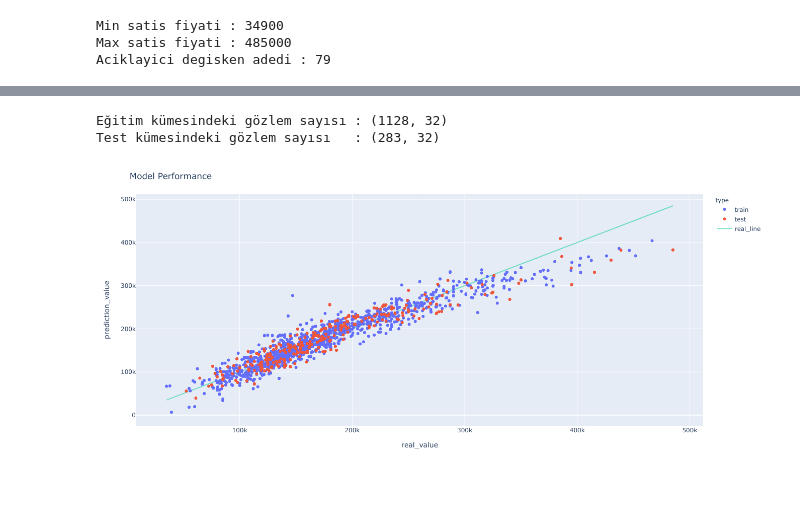
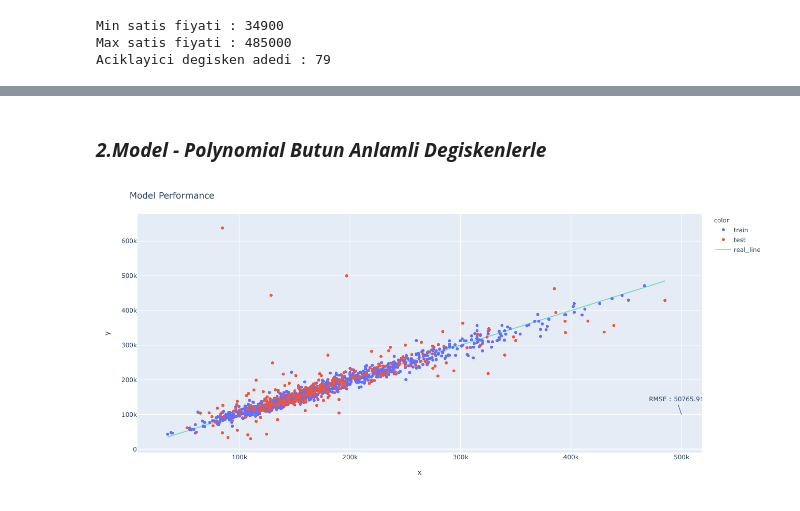
Before and after one commit to ahmetpergamum/datascience, a Jupyter notebook: 07_regression_project/regression_house_prices.ipynb, the cells around one changed output, grey strips where cells are left out. Drawn from its saved outputs; the diff is of its cells as text; code cells hidden in the pictures.

```diff
--- a/07_regression_project/regression_house_prices.ipynb
+++ b/07_regression_project/regression_house_prices.ipynb
@@ -81,6 +81,10 @@ quantitative = [column for column in house_prices.columns if house_prices.dtypes
 - Sonuclar dataframe olusturularak kaydedilecek.
 # %%
 # performans sonuclarini tutacak df
-results_df = pd.DataFrame(columns=['description', 'rsquared',
+results_df = pd.DataFrame(columns=['description', 'rsquared_train', 'rsquared_test',
                                    'MAE', 'MSE', 'RMSE', 'MAPE'])
 results_df.index.name = 'model'
+
+# tahmin sonuclarini tutacak dataframe
+predict_df = pd.DataFrame(columns=['model_nu', 'real_value', 'prediction_value',
+                                   'type', 'description'])
@@ -279,48 +293,42 @@ Test kümesindeki gözlem sayısı   : (283, 34)
+# %% [markdown]
+### ***2.Model - Polynomial Butun Anlamli Degiskenlerle***
 # %%
-
-
-expl_vars.remove('Utilities_E')
-expl_vars.remove('PoolQC_E')
-
 # hedef degiskeni
 Y = house_prices['SalePrice']
 # aciklayici degiskenler
 X = house_prices[expl_vars]
 
+# kacinci dereceden polinomlar olusturacagiz belirtiyoruz
+poly = PolynomialFeatures(2)
+X = poly.fit_transform(X)
+
 # egitim verisini ayirma
 X_train, X_test, Y_train, Y_test = train_test_split(X, Y, test_size = 0.2, random_state = 465)
 
-print("Eğitim kümesindeki gözlem sayısı : {}".format(X_train.shape))
-print("Test kümesindeki gözlem sayısı   : {}".format(X_test.shape))
+#print("Eğitim kümesindeki gözlem sayısı : {}".format(X_train.shape))
+#print("Test kümesindeki gözlem sayısı   : {}".format(X_test.shape))
 
 # model nesnesi olusturuldu
 lrm = linear_model.LinearRegression()
 # modelimizin denklemi (egrisi) olusturuluyor
 lrm.fit(X_train, Y_train)
 
 # test verisi ile tahmin
 Y_test_pred = lrm.predict(X_test)
 # egitim verisi ile tahmin
 Y_train_pred = lrm.predict(X_train)
 
-save_pred_results(2, Y_test, Y_test_pred, Y_train, Y_train_pred, 'butun anlamli degiskenler')
+save_pred_results(2, Y_test, Y_test_pred, Y_train, Y_train_pred,
+                  'polynomial butun anlamli degiskenler')
 
 # grafigi cizdirelim
-make_plotly(predict_df)
-#predict_df.info()
-
-# statsmodel kullanarak lrm
-# bias (intercept) değişkenini manuel olarak ekliyoruz
-# egitim verisi ile model olusturma
-X_train = sm.add_constant(X_train)
-results = sm.OLS(Y_train, X_train).fit()
+make_plotly(predict_df, 2)
 
 # model sonuclarini kaydedelim
-save_results(results, 2, Y_test, Y_test_pred, 'butun anlamli degiskenler')
+save_results(lrm, 2, X_train, X_test, Y_train, Y_test, Y_test_pred,
+             'polynomial butun anlamli degiskenler')
 
 # model sonuclari
 results_df
 # %% [output]
-Eğitim kümesindeki gözlem sayısı : (1128, 32)
-Test kümesindeki gözlem sayısı   : (283, 32)
-[figure, old version]
+[figure, new version]
```
Also changed, not shown: parts of 22 cells of this notebook.
